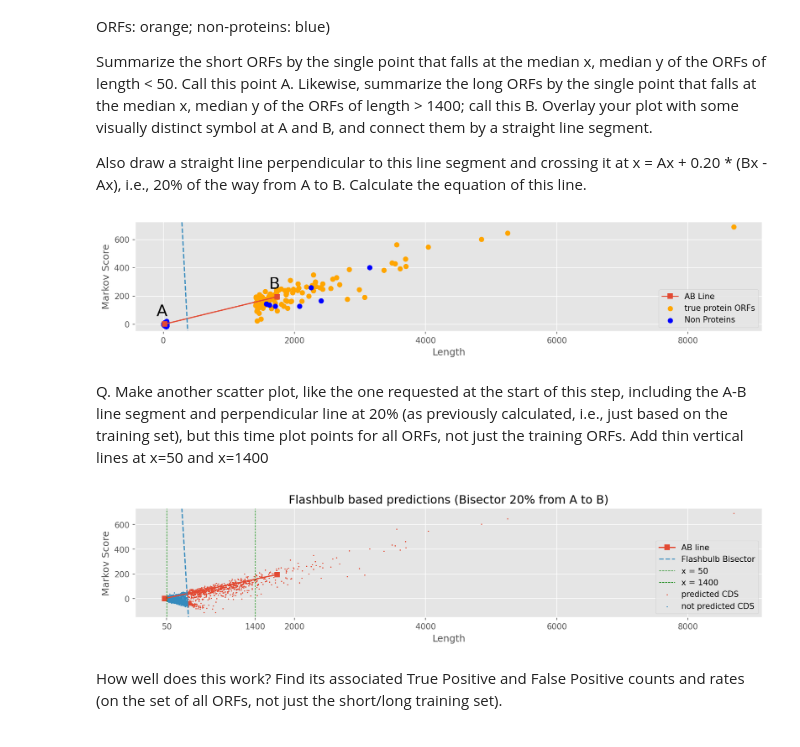
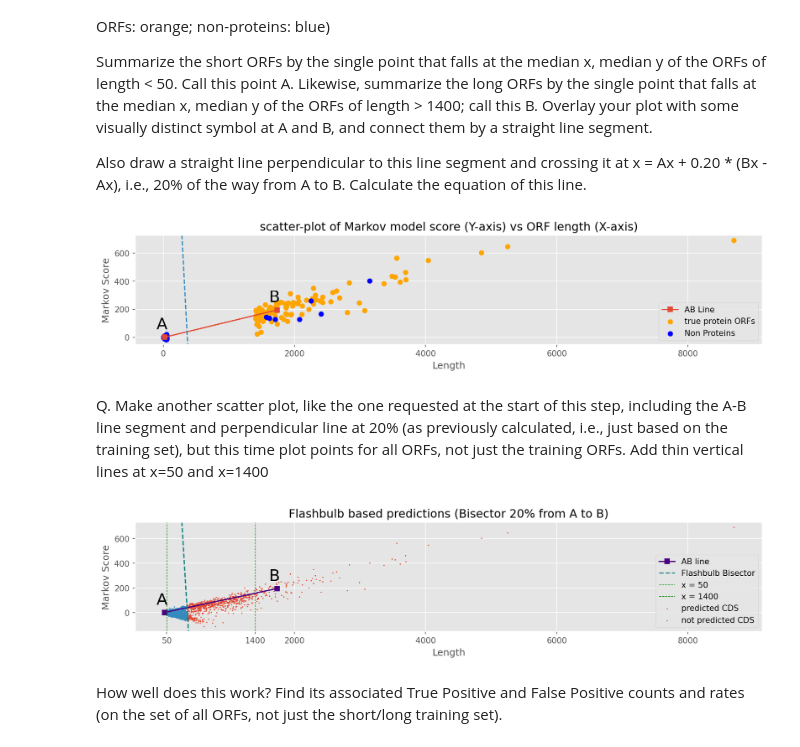
Before and after one commit to krishansubudhi/UW_CompBio, a Jupyter notebook: Assignment5/notebooks/plot.ipynb, the cells around one changed output. Drawn from its saved outputs; the diff is of its cells as text; code cells hidden in the pictures.

```diff
--- a/Assignment5/notebooks/plot.ipynb
+++ b/Assignment5/notebooks/plot.ipynb
@@ -173,35 +173,35 @@ for df in [short, long]:
 # ax.plot(short_median_x, short_median_y, "s", color = "cyan")
 # ax.plot(long_median_x, long_median_y, "s", color = "red")
 ax.plot([short_median_x, long_median_x], [short_median_y, long_median_y],marker ='s')
 ax.annotate('A',
    xy=(short_median_x, short_median_y),
    xytext=(-10, 10 ),    # fraction, fraction
    textcoords='offset points',
     fontsize=20,
    clip_on=True )
 ax.annotate('B',
    xy=(long_median_x, long_median_y),
    xytext=(-10, 10 ),     # fraction, fraction
    textcoords='offset points',
             fontsize=20,
    clip_on=True )
 xlim = ax.get_xlim()
 ylim = ax.get_ylim()
 x_vals = np.array(ax.get_xlim())
 y_vals = orth_intercept + orth_slope * x_vals
 ax.set_xlabel('Length')
 ax.set_ylabel('Markov Score')
 ax.legend(['AB Line', 'true protein ORFs', 'Non Proteins'])
 
 ax.plot(x_vals, y_vals, '--')
-
+ax.set_title('scatter-plot of Markov model score (Y-axis) vs ORF length (X-axis)')
 
 
 ax.set_xbound(*xlim)
 ax.set_ybound(*ylim)
 plt.show(block= False)
 # %% [output]
-[figure, old version]
+[figure, new version]
 # %% [markdown]
 Q. Make another scatter plot, like the one requested at the start of this step, including the A-B line segment and perpendicular line at 20% (as previously calculated, i.e., just based on the training set), but this time plot points for all ORFs, not just the training ORFs. Add thin vertical lines at x=50 and x=1400
 # %%
@@ -211,7 +211,7 @@ fig.set_figheight(2.5)
 fig.set_dpi(150)
 i_diffs = score_orf.apply(get_intercept_diff, axis = 1)
 
-ax.plot([short_median_x, long_median_x], [short_median_y, long_median_y],marker ='s')
+ax.plot([short_median_x, long_median_x], [short_median_y, long_median_y],marker ='s', color = 'indigo')
 
 ax.scatter(score_orf[i_diffs>0].length, score_orf[i_diffs>0].scores, s = 1)
 ax.scatter(score_orf[i_diffs<0].length, score_orf[i_diffs<0].scores,s = 1)
@@ -223,8 +223,20 @@ ylim = ax.get_ylim()
 ax.set_title('Flashbulb based predictions (Bisector 20% from A to B)')
 ax.set_xlabel('Length')
 ax.set_ylabel('Markov Score')
-ax.plot(x_vals, y_vals, '--')
+ax.plot(x_vals, y_vals, '--', color = 'teal')
 
+ax.annotate('A',
+   xy=(short_median_x, short_median_y),
+   xytext=(-10, 10 ),    # fraction, fraction
+   textcoords='offset points',
+    fontsize=20,
+   clip_on=True )
+ax.annotate('B',
+   xy=(long_median_x, long_median_y),
+   xytext=(-10, 10 ),     # fraction, fraction
+   textcoords='offset points',
+            fontsize=20,
+   clip_on=True )
 
 ax.plot([50,50],[-1000,1000], '--', color = 'g', lw = 0.7)
 ax.plot([1400,1400],[-1000,1000], '--', color = 'g', lw = 0.7)
@@ -237,7 +249,7 @@ ax.set_xbound(*xlim)
 ax.set_ybound(*ylim)
 plt.show(block= False)
 # %% [output]
-[figure, old version]
+[figure, new version]
 # %% [markdown]
 How well does this work? Find its associated True Positive and False Positive counts and rates (on the set of all ORFs, not just the short/long training set).
 # %%
```
Also changed, not shown: parts of 1 cell of this notebook, 9 other files.
